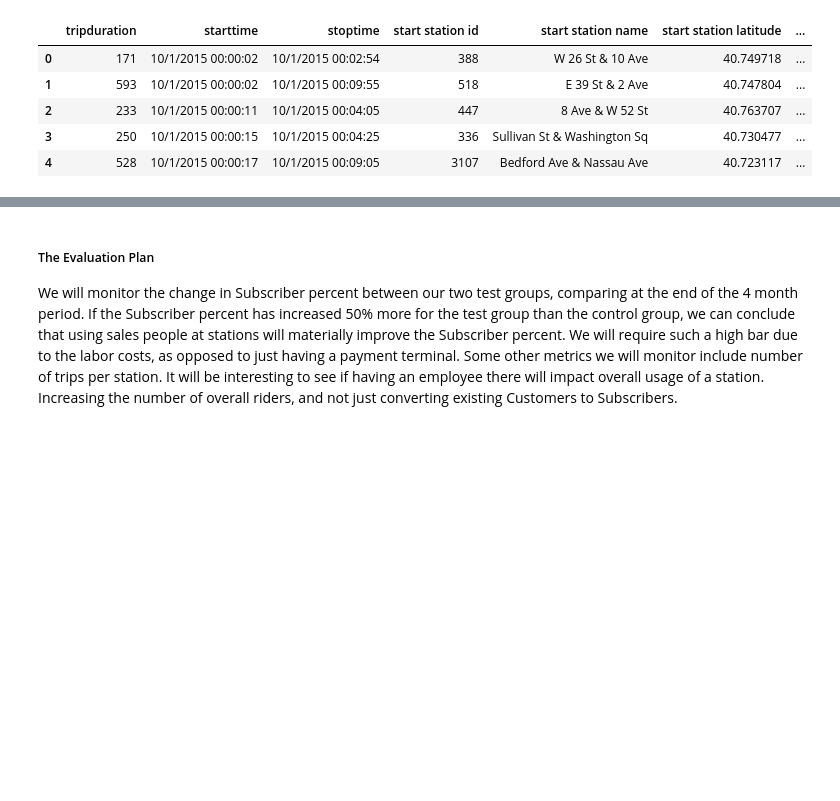
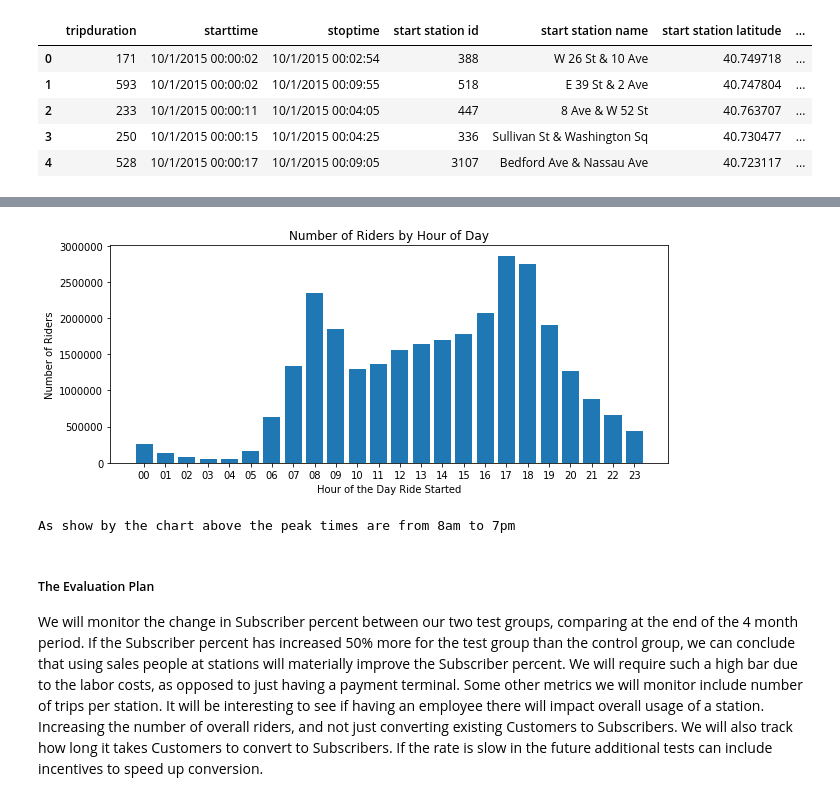
Before and after one commit to zinrion/Bike-Data-Analysis, a Jupyter notebook: Citi Bike.ipynb, the cells around one changed output, grey strips where cells are left out. Cells and saved outputs as stored; diff of their text form; code cells hidden in the pictures; blank space fills up the shorter version.

```diff
--- a/Citi Bike.ipynb
+++ b/Citi Bike.ipynb
@@ -133,7 +146,18 @@ Sales people will be given a form to tally the responses they receive each day.
+# %%
+plt.figure(figsize=(10,4))
+plt.bar(hour, ride_count_by_hour)
+plt.xlabel("Hour of the Day Ride Started")
+plt.ylabel("Number of Riders")
+plt.title("Number of Riders by Hour of Day")
+plt.show()
+print("As show by the chart above the peak times are from 8am to 7pm")
+# %% [output]
+[figure, added]
+As show by the chart above the peak times are from 8am to 7pm
 # %% [markdown]
 ##### The Evaluation Plan
 
-We will monitor the change in Subscriber percent between our two test groups, comparing at the end of the 4 month period.  If the Subscriber percent has increased 50% more for the test group than the control group, we can conclude that using sales people at stations will materially improve the Subscriber percent.  We will require such a high bar due to the labor costs, as opposed to just having a payment terminal. Some other metrics we will monitor include number of trips per station.  It will be interesting to see if having an employee there will impact overall usage of a station.  Increasing the number of overall riders, and not just converting existing Customers to Subscribers.
+We will monitor the change in Subscriber percent between our two test groups, comparing at the end of the 4 month period.  If the Subscriber percent has increased 50% more for the test group than the control group, we can conclude that using sales people at stations will materially improve the Subscriber percent.  We will require such a high bar due to the labor costs, as opposed to just having a payment terminal. Some other metrics we will monitor include number of trips per station.  It will be interesting to see if having an employee there will impact overall usage of a station.  Increasing the number of overall riders, and not just converting existing Customers to Subscribers.  We will also track how long it takes Customers to convert to Subscribers. If the rate is slow in the future additional tests can include incentives to speed up conversion.
 # %%
 import numpy as np
 import pandas as pd
```
Also changed, not shown: parts of 24 cells of this notebook.
